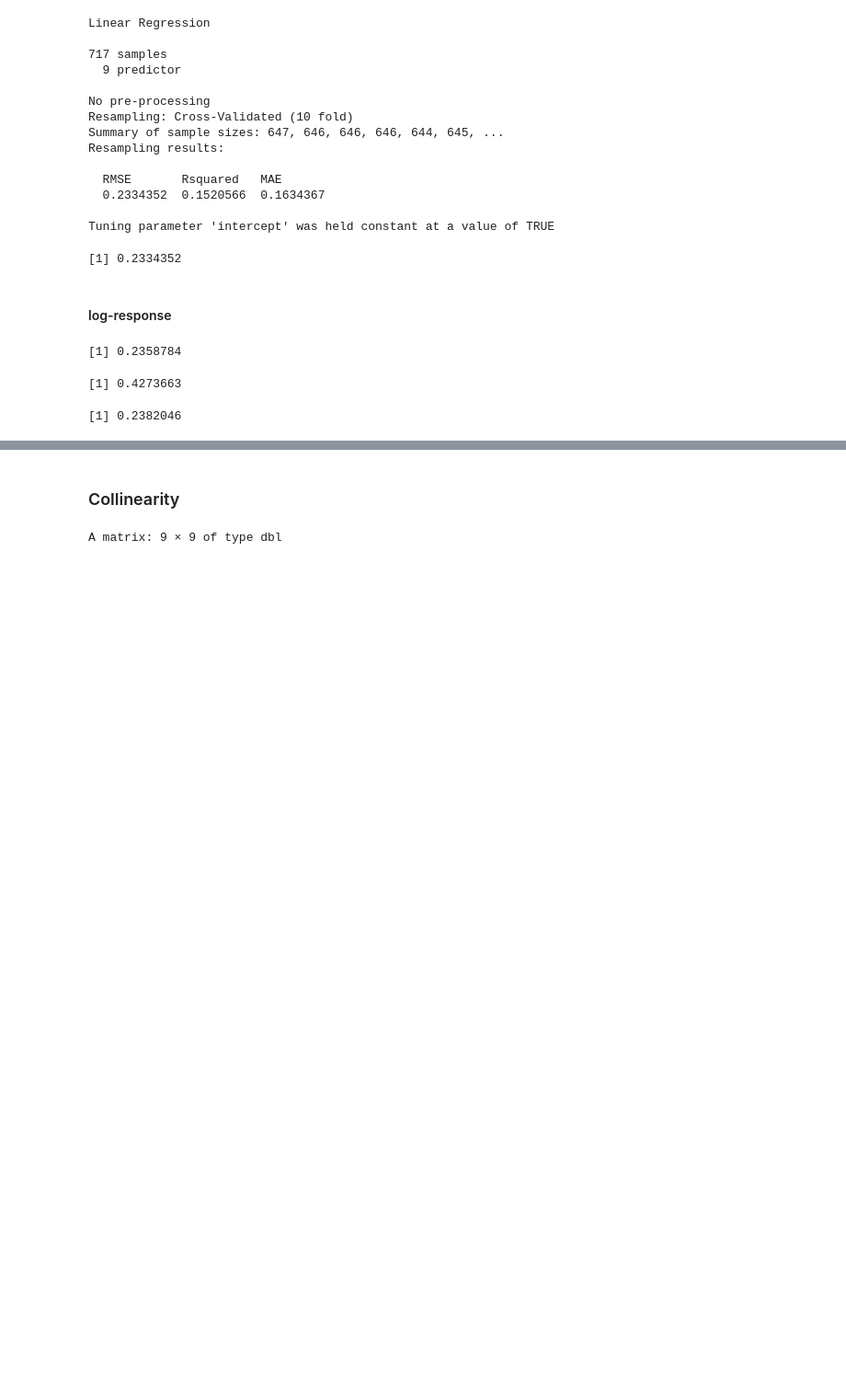
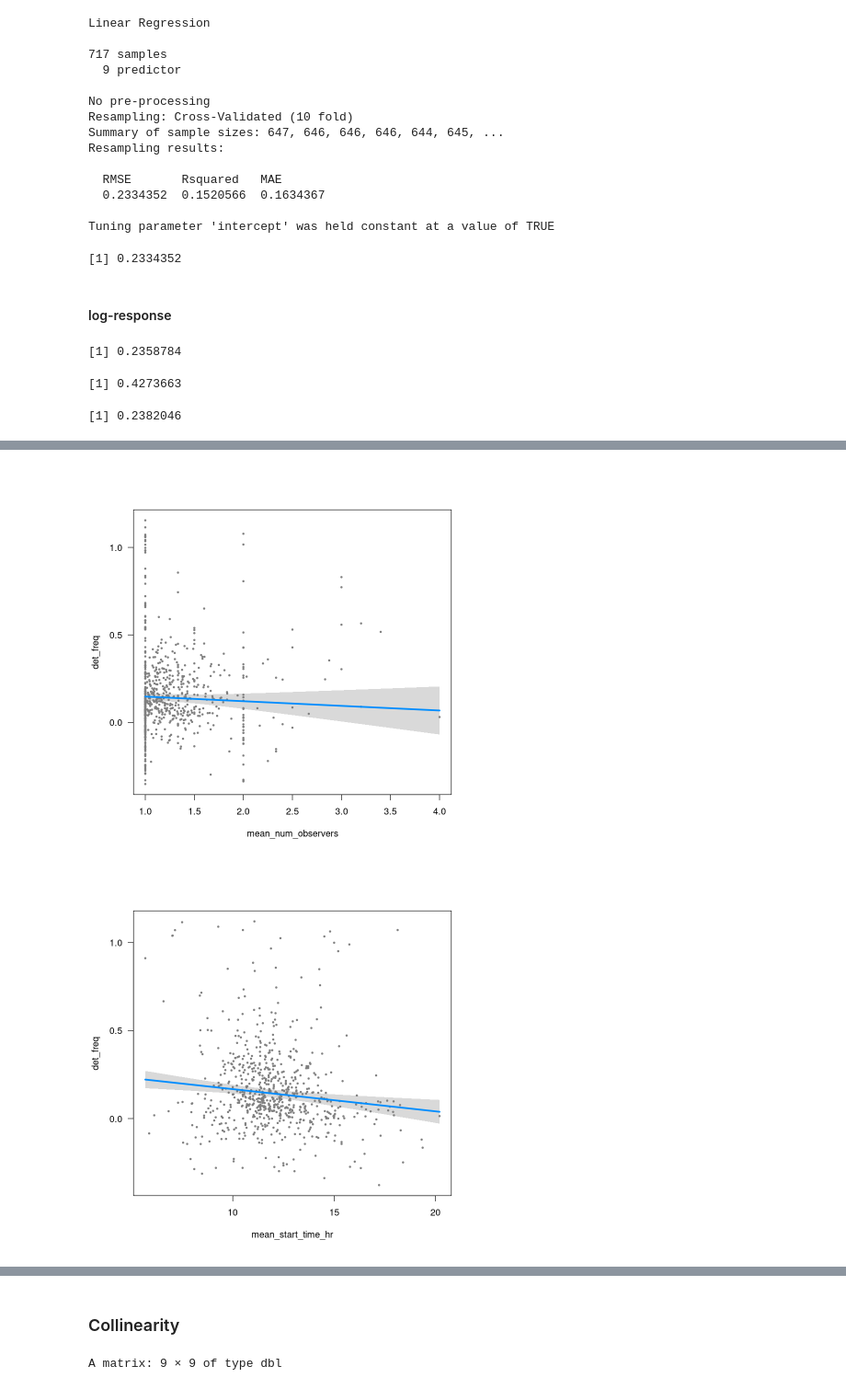
Before and after one commit to jbowen102/STAT_420_Final_Project, a Jupyter notebook: ebird_modeling.ipynb, the cells around one changed output, grey strips where cells are left out. Shown at 92% size. Cells and saved outputs as stored; diff of their text form; code cells hidden in the pictures; blank space fills up the shorter version.

```diff
--- a/ebird_modeling.ipynb
+++ b/ebird_modeling.ipynb
@@ -848,0 +869,6 @@ rmse_original
+# %%
+# base, additive
+visreg::visreg(mod_add_pwo)
+# %% [output]
+[figure, added]
+[figure, added]
```
Also changed, not shown: parts of 8 cells of this notebook.
